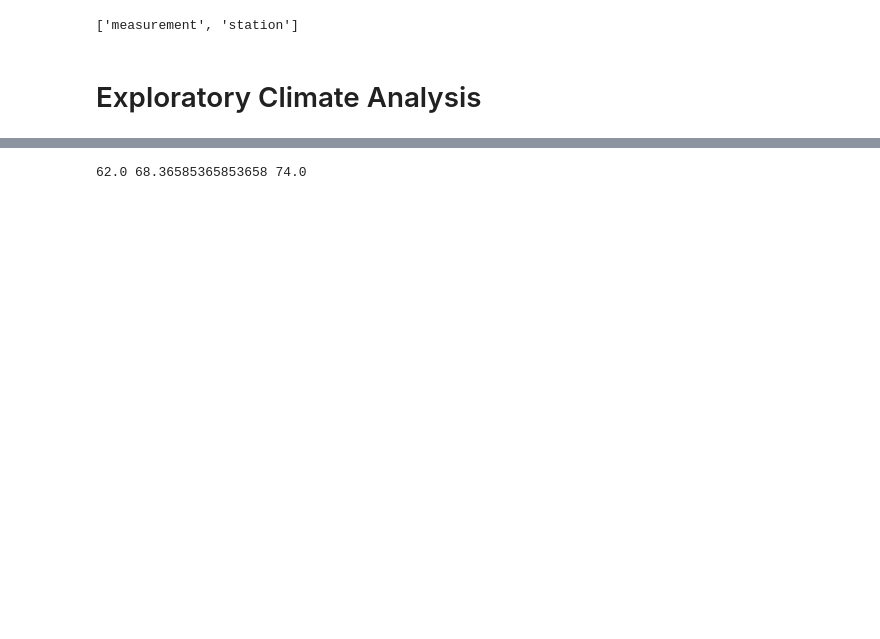
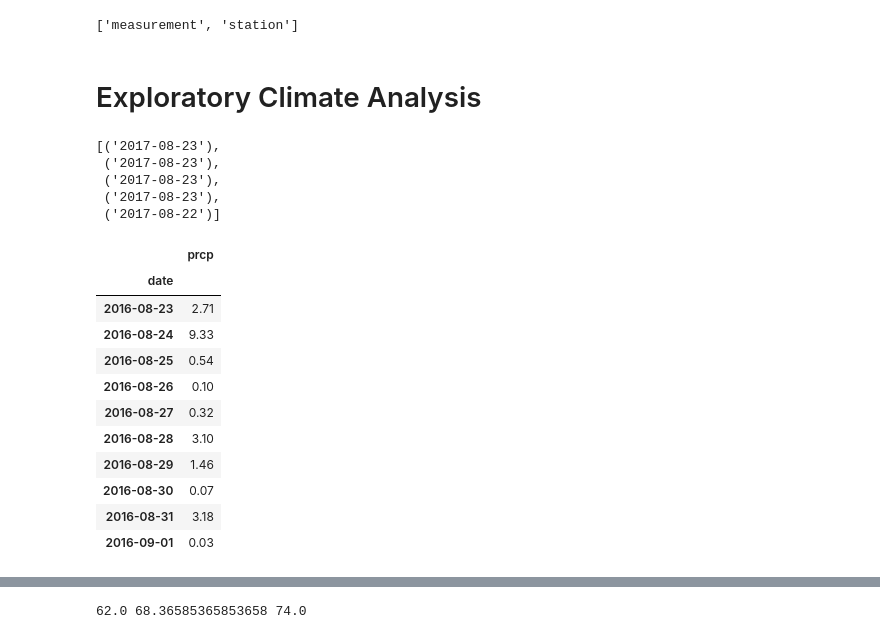
Before and after one commit to mjvillacresesn/Surfs-Up, a Jupyter notebook: climate_starter.ipynb, the cells around one changed output, grey strips where cells are left out. Saved outputs shown, nothing was run; the diff lists cells and outputs as text; code cells hidden in the pictures; blank space fills up the shorter version.

```diff
--- a/climate_starter.ipynb
+++ b/climate_starter.ipynb
@@ -53,0 +64,12 @@ session = Session(engine)
+# %%
+# Design a query to retrieve the last 12 months of precipitation data and plot the results:
+# 1.calculate the date 1 year ago from the last data point in the database #'2017-08-23'
+session.query(Measurement.date).order_by(Measurement.date.desc()).limit(5).all()
+#for each in List:
+#   print(each.date)
+# %% [output]
+[('2017-08-23'),
+ ('2017-08-23'),
+ ('2017-08-23'),
+ ('2017-08-23'),
+ ('2017-08-22')]
@@ -53,0 +86,16 @@ session = Session(engine)
+# %%
+# 4.sort the dataframe by date (sum == showcasing total amount of precipitation per day)
+date_index.groupby(["date"]).sum().head(10)
+# %% [output]
+|  | prcp |
+| date |  |
+| 2016-08-23 | 2.71 |
+| 2016-08-24 | 9.33 |
+| 2016-08-25 | 0.54 |
+| 2016-08-26 | 0.10 |
+| 2016-08-27 | 0.32 |
+| 2016-08-28 | 3.10 |
+| 2016-08-29 | 1.46 |
+| 2016-08-30 | 0.07 |
+| 2016-08-31 | 3.18 |
+| 2016-09-01 | 0.03 |
```
Also changed, not shown: parts of 45 cells of this notebook.
